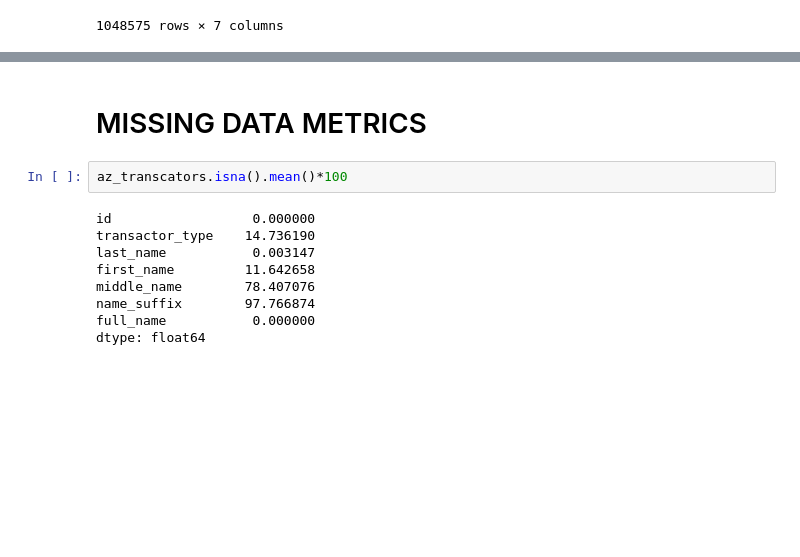
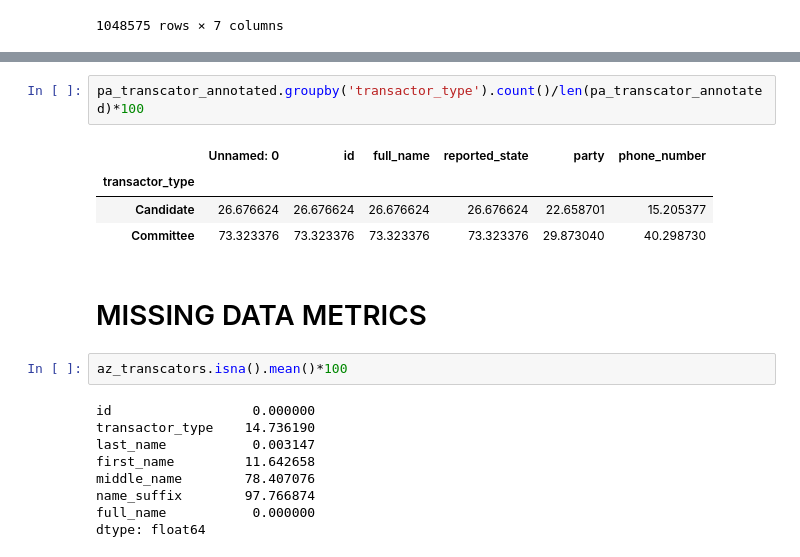
Before and after one commit to satadisha/ner_congressional_records, a Jupyter notebook: test.ipynb, the cells around one changed output, grey strips where cells are left out. Cells and saved outputs as stored; diff of their text form; blank space fills up the shorter version.

```diff
--- a/test.ipynb
+++ b/test.ipynb
@@ -113,3 +152,10 @@ az_transcators
+# %%
+pa_transcator_annotated.groupby('transactor_type').count()/len(pa_transcator_annotated)*100
+# %% [output]
+|  | Unnamed: 0 | id | full_name | reported_state | party | phone_number |
+| transactor_type |  |  |  |  |  |  |
+| Candidate | 26.676624 | 26.676624 | 26.676624 | 26.676624 | 22.658701 | 15.205377 |
+| Committee | 73.323376 | 73.323376 | 73.323376 | 73.323376 | 29.873040 | 40.298730 |
 # %% [markdown]
 <h1>MISSING DATA METRICS</h1>
 # %%
```
Also changed, not shown: parts of 4 cells of this notebook.
